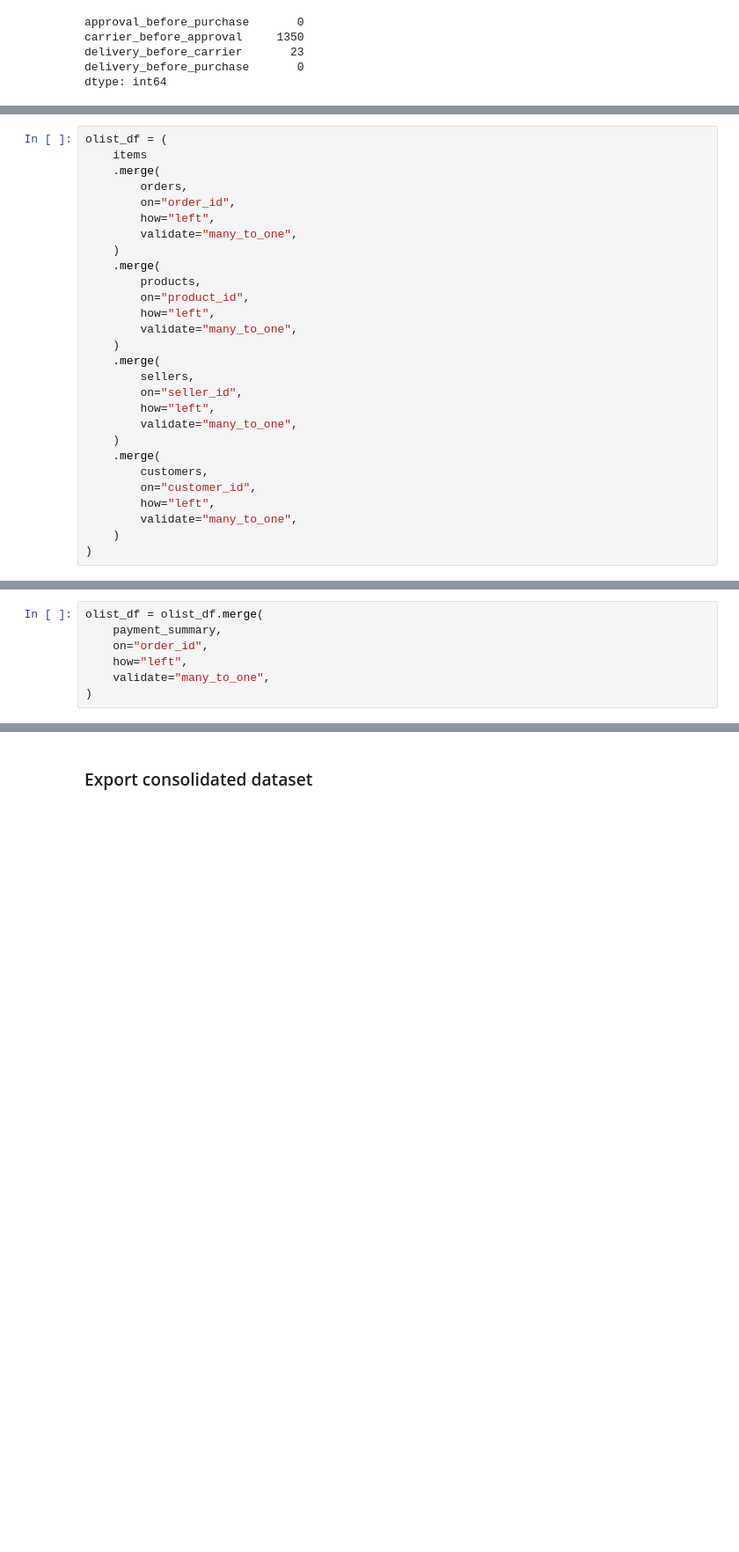
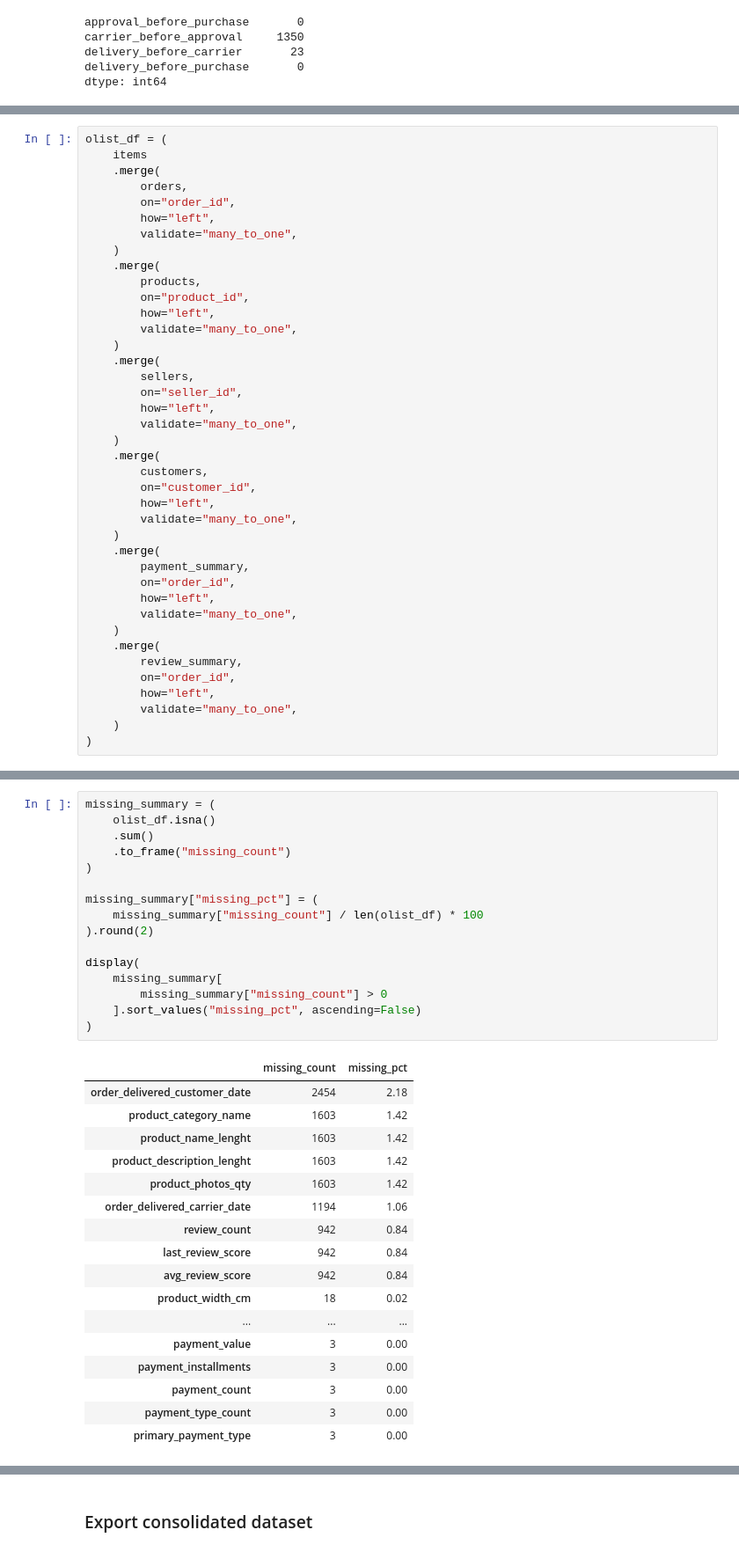
Before and after one commit to asherdata1/supply-chain-decision-support, a Jupyter notebook: 02_notebooks/asher_preprocessing.ipynb, the cells around one changed output, grey strips where cells are left out. Shown at 88% size. Drawn from its saved outputs; the diff is of its cells as text; blank space fills up the shorter version.

```diff
--- a/02_notebooks/asher_preprocessing.ipynb
+++ b/02_notebooks/asher_preprocessing.ipynb
@@ -402,4 +702,16 @@ olist_df = (
         how="left",
         validate="many_to_one",
     )
+    .merge(
+        payment_summary,
+        on="order_id",
+        how="left",
+        validate="many_to_one",
+    )
+    .merge(
+        review_summary,
+        on="order_id",
+        how="left",
+        validate="many_to_one",
+    )
 )
@@ -432,7 +717,0 @@ payment_summary = payment_summary.merge(
-# %%
-olist_df = olist_df.merge(
-    payment_summary,
-    on="order_id",
-    how="left",
-    validate="many_to_one",
-)
@@ -463,0 +773,34 @@ memory usage: 29.2 MB
+# %%
+missing_summary = (
+    olist_df.isna()
+    .sum()
+    .to_frame("missing_count")
+)
+
+missing_summary["missing_pct"] = (
+    missing_summary["missing_count"] / len(olist_df) * 100
+).round(2)
+
+display(
+    missing_summary[
+        missing_summary["missing_count"] > 0
+    ].sort_values("missing_pct", ascending=False)
+)
+# %% [output]
+|  | missing_count | missing_pct |
+| order_delivered_customer_date | 2454 | 2.18 |
+| product_category_name | 1603 | 1.42 |
+| product_name_lenght | 1603 | 1.42 |
+| product_description_lenght | 1603 | 1.42 |
+| product_photos_qty | 1603 | 1.42 |
+| order_delivered_carrier_date | 1194 | 1.06 |
+| review_count | 942 | 0.84 |
+| last_review_score | 942 | 0.84 |
+| avg_review_score | 942 | 0.84 |
+| product_width_cm | 18 | 0.02 |
+| ... | ... | ... |
+| payment_value | 3 | 0.00 |
+| payment_installments | 3 | 0.00 |
+| payment_count | 3 | 0.00 |
+| payment_type_count | 3 | 0.00 |
+| primary_payment_type | 3 | 0.00 |
```
Also changed, not shown: parts of 33 cells of this notebook, 2 other files.
